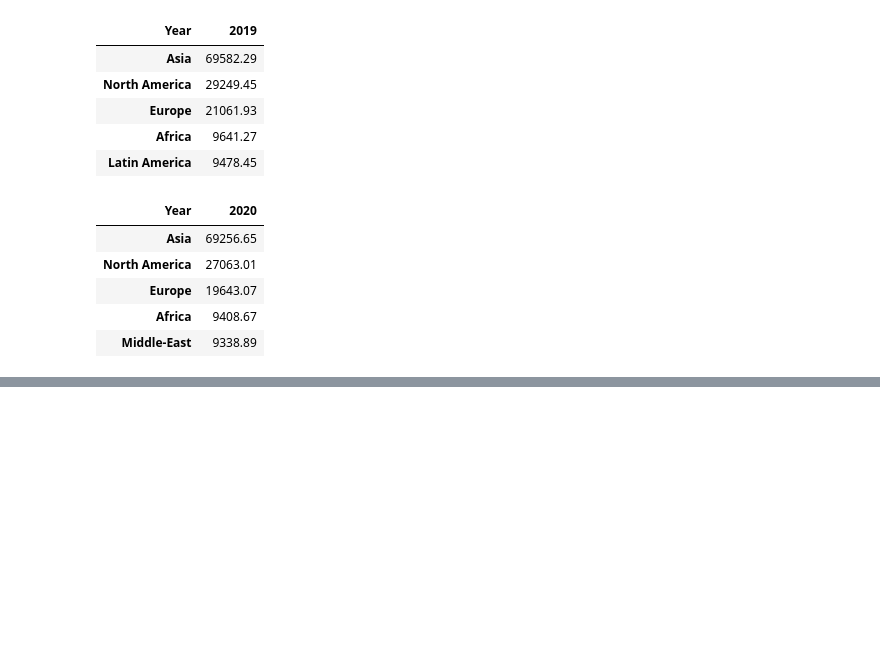
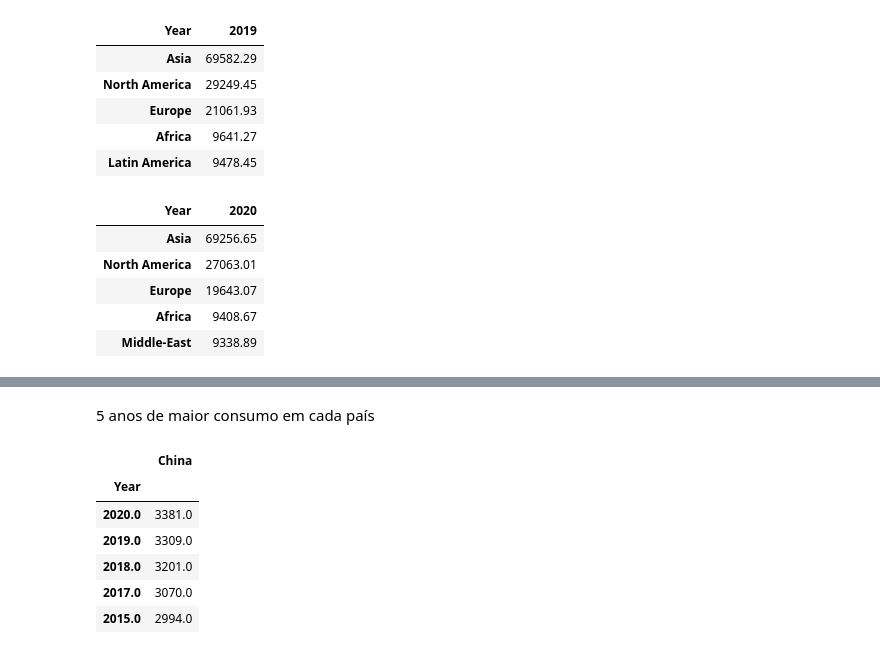
Before and after one commit to Alimva/Trabalho-Final-de-Dados, a Jupyter notebook: main/Notebooks/EDAs/alice_martins.ipynb, the cells around one changed output, grey strips where cells are left out. Drawn from its saved outputs; the diff is of its cells as text; code cells hidden in the pictures; blank space fills up the shorter version.

```diff
--- a/main/Notebooks/EDAs/alice_martins.ipynb
+++ b/main/Notebooks/EDAs/alice_martins.ipynb
@@ -867,0 +894,13 @@ an6.sort_values(by = [2020],ascending = False).iloc[:5, 4:5]
+# %% [markdown]
+5 anos de maior consumo em cada país
+# %%
+dt = df.sort_values(by = ['China'],ascending = False)
+dt.iloc[ :5, :1]
+# %% [output]
+|  | China |
+| Year |  |
+| 2020.0 | 3381.0 |
+| 2019.0 | 3309.0 |
+| 2018.0 | 3201.0 |
+| 2017.0 | 3070.0 |
+| 2015.0 | 2994.0 |
```
Also changed, not shown: parts of 157 cells of this notebook.
